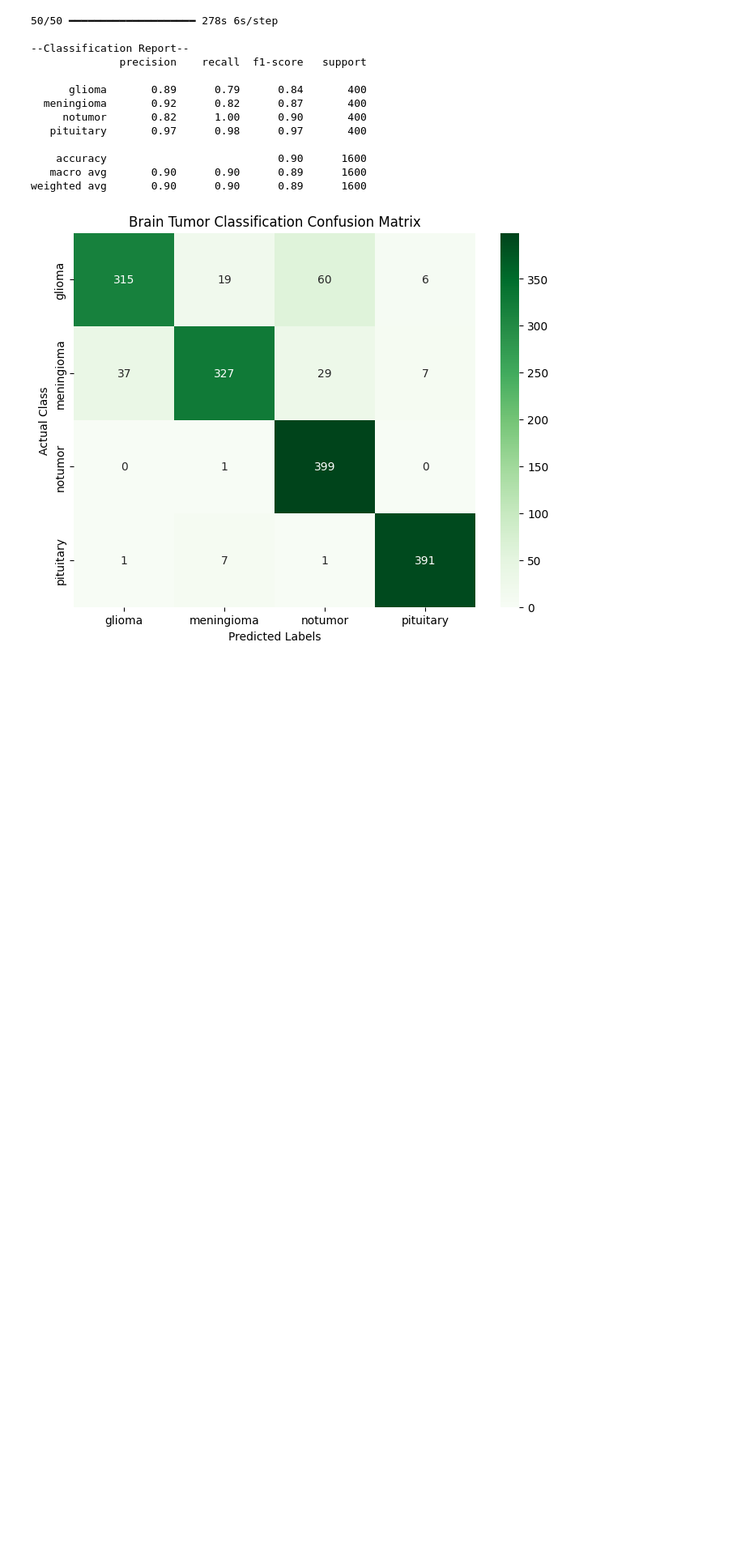
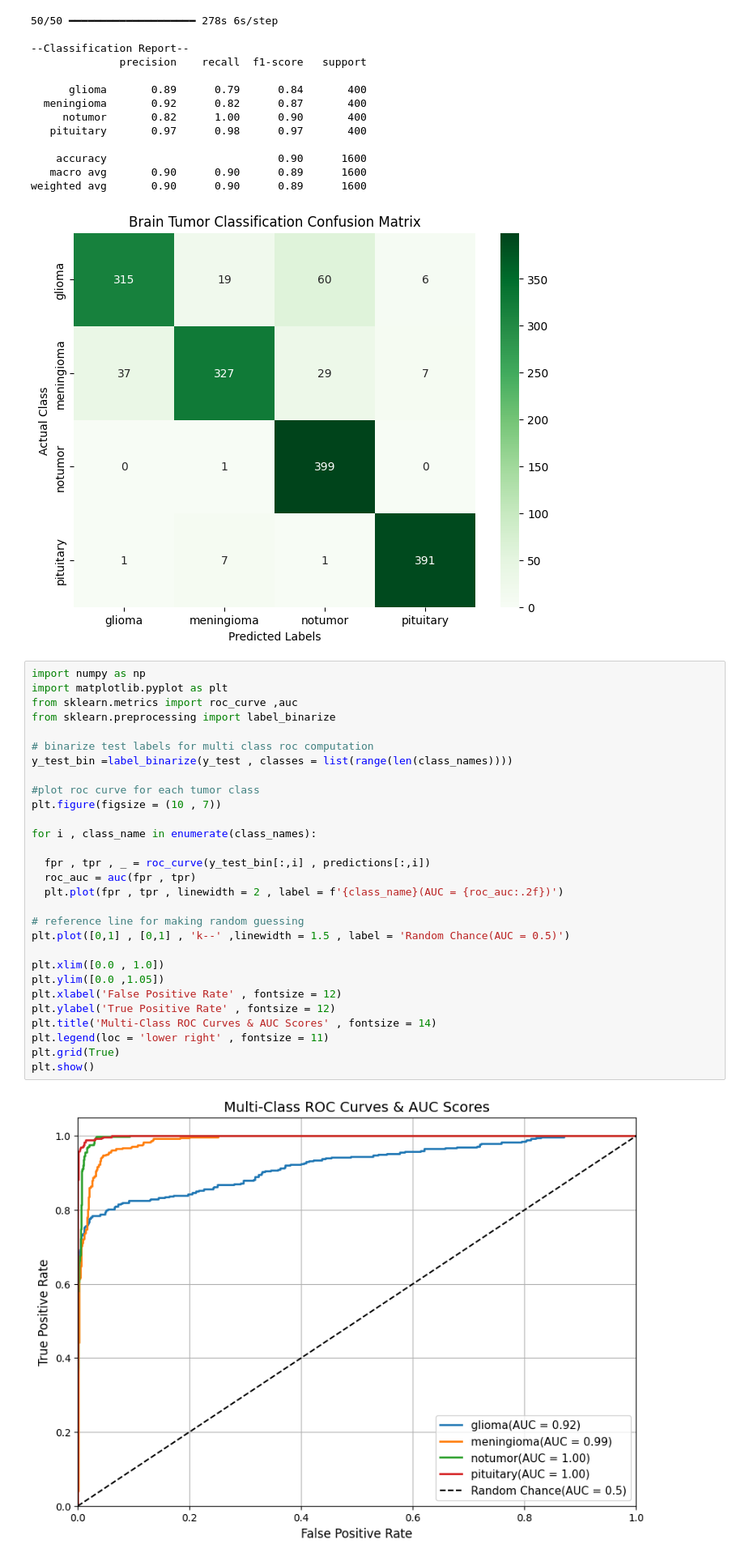
Before and after one commit to rugvedchauragade/MRI-TUMOR-DETECTION-MODEL, a Jupyter notebook: modeltraining.ipynb, the cells around one changed output. Shown at 81% size. Cells and saved outputs as stored; diff of their text form; blank space fills up the shorter version.

```diff
--- a/modeltraining.ipynb
+++ b/modeltraining.ipynb
@@ -347,3 +347,34 @@ plt.show()
    macro avg       0.90      0.90      0.89      1600
 weighted avg       0.90      0.90      0.89      1600
 [figure]
+# %%
+import numpy as np
+import matplotlib.pyplot as plt
+from sklearn.metrics import roc_curve ,auc
+from sklearn.preprocessing import label_binarize
+
+# binarize test labels for multi class roc computation
+y_test_bin =label_binarize(y_test , classes = list(range(len(class_names))))
+
+#plot roc curve for each tumor class
+plt.figure(figsize = (10 , 7))
+
+for i , class_name in enumerate(class_names):
+
+  fpr , tpr , _ = roc_curve(y_test_bin[:,i] , predictions[:,i])
+  roc_auc = auc(fpr , tpr)
+  plt.plot(fpr , tpr , linewidth = 2 , label = f'{class_name}(AUC = {roc_auc:.2f})')
+
+# reference line for making random guessing
+plt.plot([0,1] , [0,1] , 'k--' ,linewidth = 1.5 , label = 'Random Chance(AUC = 0.5)')
+
+plt.xlim([0.0 , 1.0])
+plt.ylim([0.0 ,1.05])
+plt.xlabel('False Positive Rate' , fontsize = 12)
+plt.ylabel('True Positive Rate' , fontsize = 12)
+plt.title('Multi-Class ROC Curves & AUC Scores' , fontsize = 14)
+plt.legend(loc = 'lower right' , fontsize = 11)
+plt.grid(True)
+plt.show()
+# %% [output]
+[figure, added]
```
Also changed, not shown: parts of 1 cell of this notebook.
